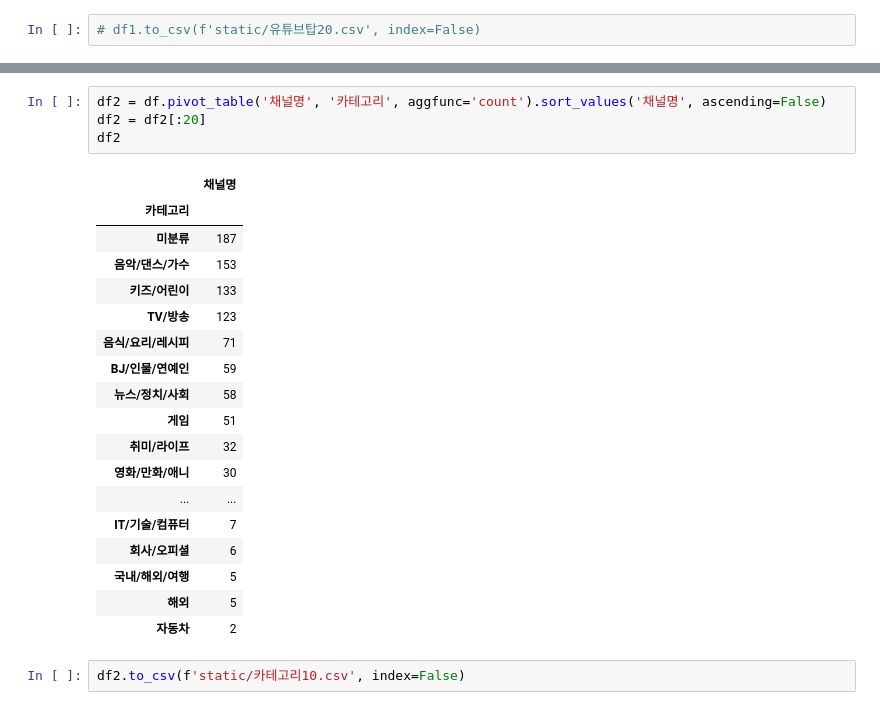
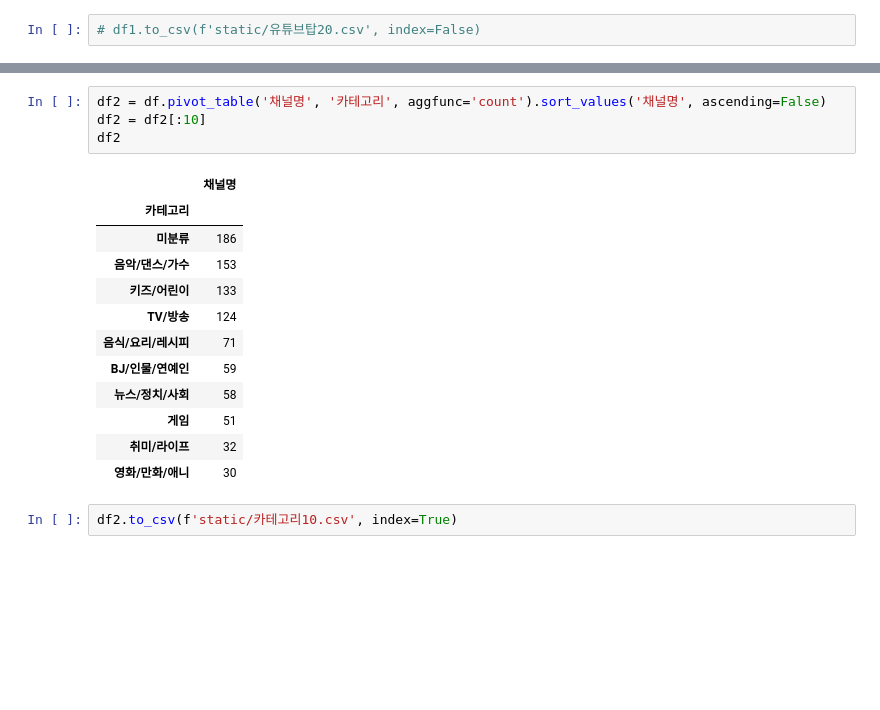
Before and after one commit to wowgang/DataAnalysis_Lecture-2023.04, a Jupyter notebook: 07.FlaskWeb/301.평가유튜브.ipynb, the cells around one changed output, grey strips where cells are left out. Cells and saved outputs as stored; diff of their text form; blank space fills up the shorter version.

```diff
--- a/07.FlaskWeb/301.평가유튜브.ipynb
+++ b/07.FlaskWeb/301.평가유튜브.ipynb
@@ -157,26 +157,20 @@ df
 1000 rows × 6 columns
 # %%
 df2 = df.pivot_table('채널명', '카테고리', aggfunc='count').sort_values('채널명', ascending=False)
-df2 = df2[:20]
+df2 = df2[:10]
 df2
 # %% [output]
 |  | 채널명 |
 | 카테고리 |  |
-| 미분류 | 187 |
+| 미분류 | 186 |
 | 음악/댄스/가수 | 153 |
 | 키즈/어린이 | 133 |
-| TV/방송 | 123 |
+| TV/방송 | 124 |
 | 음식/요리/레시피 | 71 |
 | BJ/인물/연예인 | 59 |
 | 뉴스/정치/사회 | 58 |
 | 게임 | 51 |
 | 취미/라이프 | 32 |
 | 영화/만화/애니 | 30 |
-| ... | ... |
-| IT/기술/컴퓨터 | 7 |
-| 회사/오피셜 | 6 |
-| 국내/해외/여행 | 5 |
-| 해외 | 5 |
-| 자동차 | 2 |
 # %%
-df2.to_csv(f'static/카테고리10.csv', index=False)
+df2.to_csv(f'static/카테고리10.csv', index=True)
```
Also changed, not shown: parts of 19 cells of this notebook, 9 other files.
